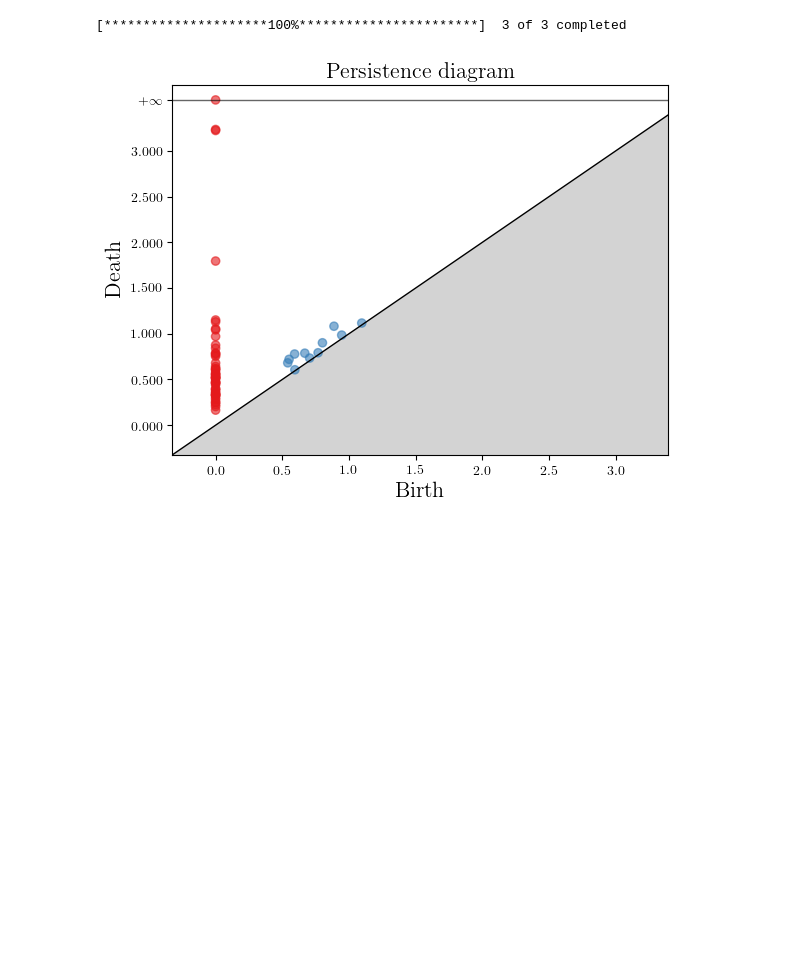
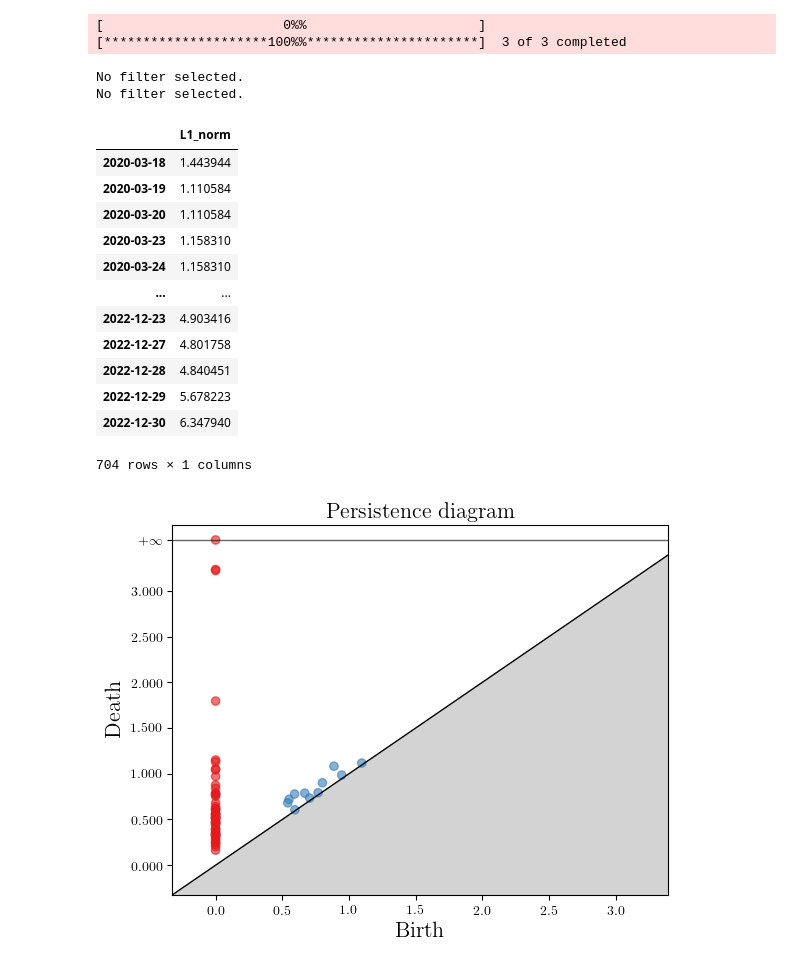
Before and after one commit to Laura-gr/TDA_CrashDetection, a Jupyter notebook: exploration/test_tda_computation.ipynb, the cells around one changed output. Saved outputs shown, nothing was run; the diff lists cells and outputs as text; code cells hidden in the pictures; blank space fills up the shorter version.

```diff
--- a/exploration/test_tda_computation.ipynb
+++ b/exploration/test_tda_computation.ipynb
@@ -10,6 +10,8 @@ from datetime import timedelta
 from pandas.tseries.offsets import BDay
 from sklearn.preprocessing import StandardScaler, MinMaxScaler
 from scipy.signal import periodogram
+import datetime
+
 
 stock_names = ['AAPL','TSLA','AMZN']
 
@@ -19,7 +21,7 @@ end_date = datetime.date(2022, 12, 31)
 # stock_data = {stock: yf.download(stock, start=start_date, end=end_date)
 #               for stock in stock_names}
 
-stock_data = yf.download(['AAPL','TSLA','AMZN'],
+stocks_all = yf.download(['AAPL','TSLA','AMZN'],
                          start=start_date, end=end_date)['Close']
 # %% [output]
-[*********************100%***********************]  3 of 3 completed
+[                       0%%                      ][*********************100%%**********************]  3 of 3 completed
@@ -26,3 +330,24 @@ stock_data = yf.download(['AAPL','TSLA','AMZN'],
+# %%
+stocks_tda=computation_tda(data=stocks_all)
+# %% [output]
+No filter selected.
+No filter selected.
+# %%
+stocks_tda.persistence_norms
+# %% [output]
+|  | L1_norm |
+| 2020-03-18 | 1.443944 |
+| 2020-03-19 | 1.110584 |
+| 2020-03-20 | 1.110584 |
+| 2020-03-23 | 1.158310 |
+| 2020-03-24 | 1.158310 |
+| ... | ... |
+| 2022-12-23 | 4.903416 |
+| 2022-12-27 | 4.801758 |
+| 2022-12-28 | 4.840451 |
+| 2022-12-29 | 5.678223 |
+| 2022-12-30 | 6.347940 |
+704 rows × 1 columns
 # %%
 def scaling(dataset, scaler = StandardScaler()):
 
```
Also changed, not shown: parts of 1 cell of this notebook, 5 other files.
